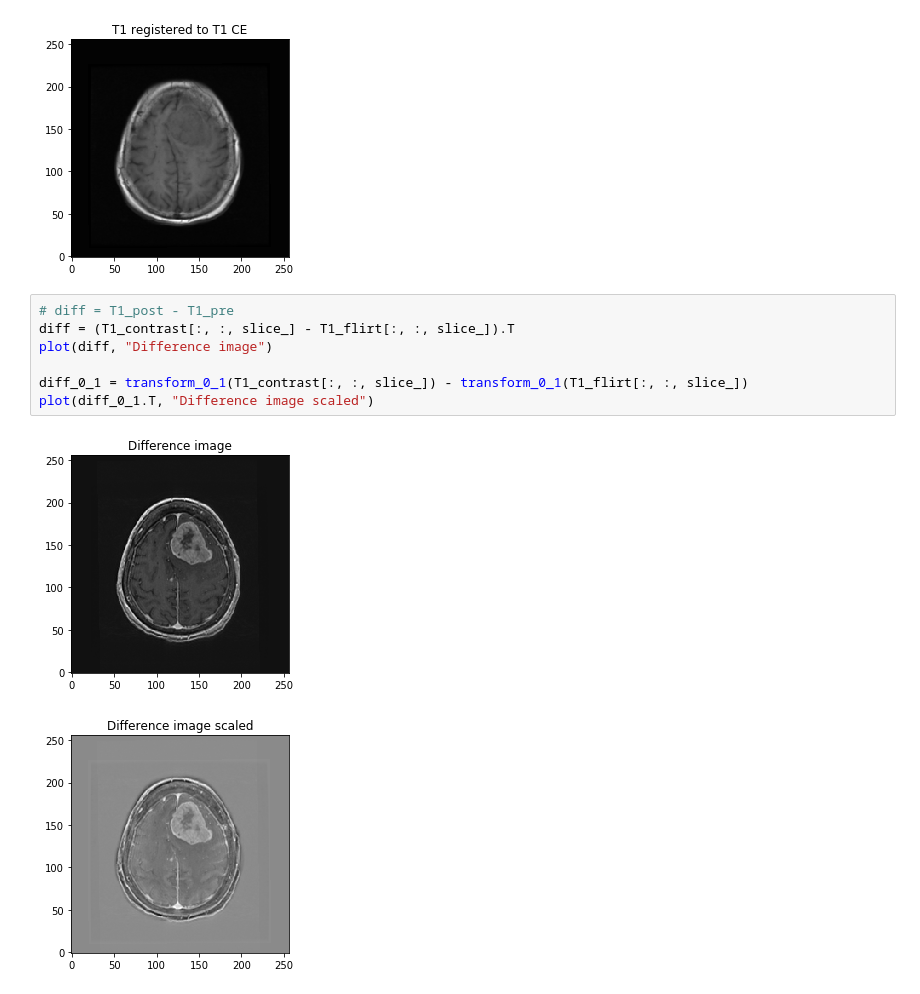
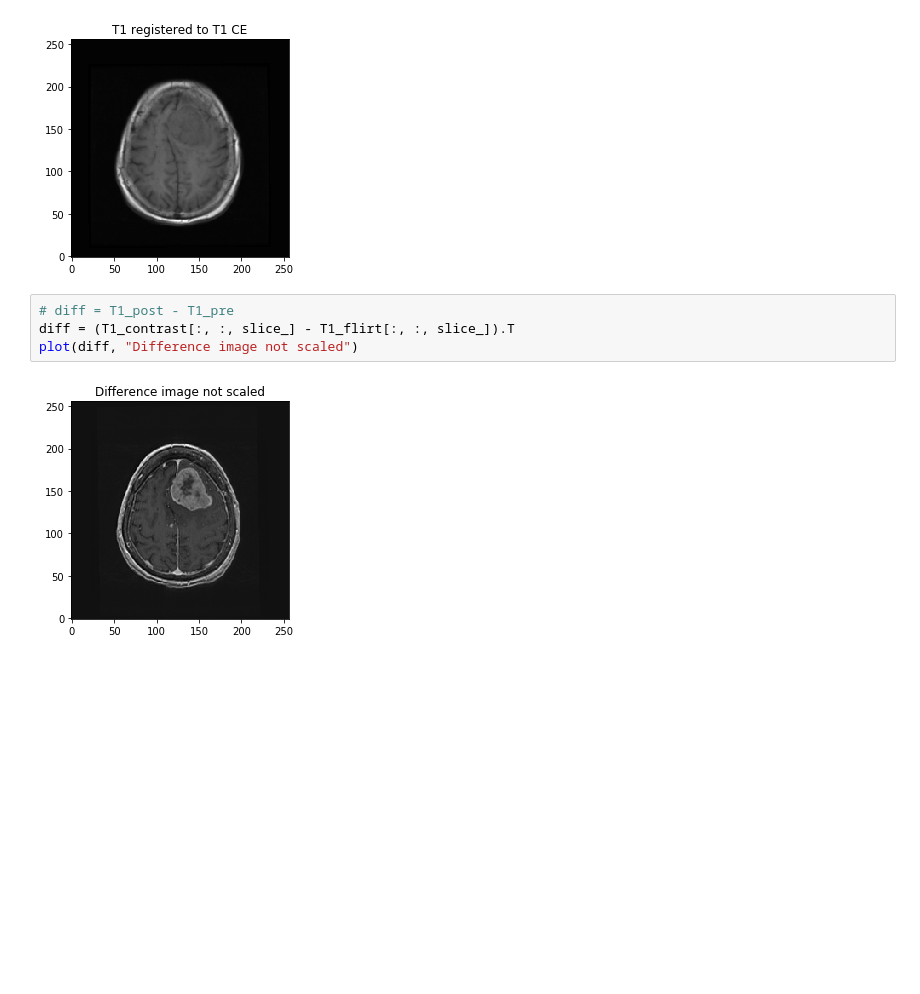
Before and after one commit to kaczmarj/meningioma, a Jupyter notebook: notebooks/Prastawa_etal_2003.ipynb, the cells around one changed output. Saved outputs shown, nothing was run; the diff lists cells and outputs as text; blank space fills up the shorter version.

```diff
--- a/notebooks/Prastawa_etal_2003.ipynb
+++ b/notebooks/Prastawa_etal_2003.ipynb
@@ -72,10 +73,6 @@ plot(T1_flirt[:, :, slice_].T, "T1 registered to T1 CE")
 # %%
 # diff = T1_post - T1_pre
 diff = (T1_contrast[:, :, slice_] - T1_flirt[:, :, slice_]).T
-plot(diff, "Difference image")
-
-diff_0_1 = transform_0_1(T1_contrast[:, :, slice_]) - transform_0_1(T1_flirt[:, :, slice_])
-plot(diff_0_1.T, "Difference image scaled")
+plot(diff, "Difference image not scaled")
 # %% [output]
-[figure, old version]
+[figure, new version]
-[figure, removed]
```
Also changed, not shown: parts of 16 cells of this notebook.
